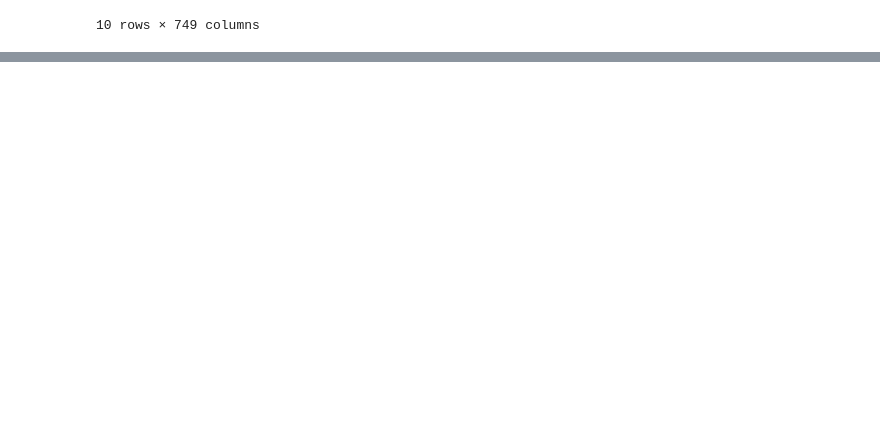
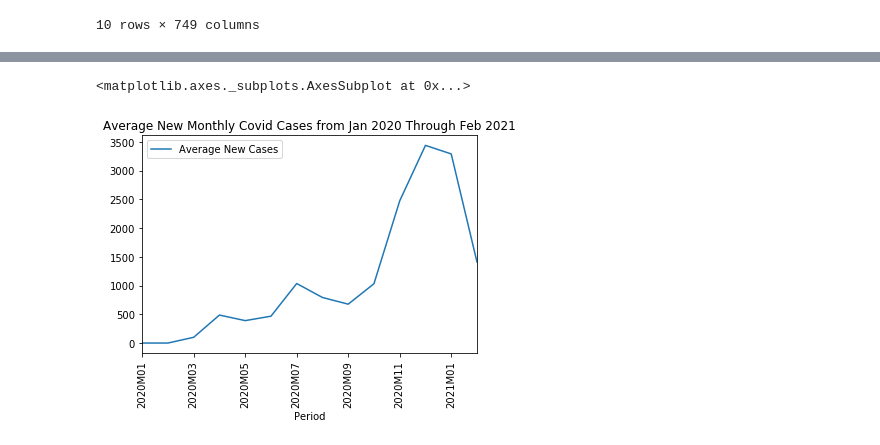
Before and after one commit to priscilla-wong/Project_1, a Jupyter notebook: covid_vs_pc/Analysis/covid_pc_analysis.ipynb, the cells around one changed output, grey strips where cells are left out. Drawn from its saved outputs; the diff is of its cells as text; code cells hidden in the pictures; blank space fills up the shorter version.

```diff
--- a/covid_vs_pc/Analysis/covid_pc_analysis.ipynb
+++ b/covid_vs_pc/Analysis/covid_pc_analysis.ipynb
@@ -133,0 +325,7 @@ pc_df.head()
+# %%
+# Line plot for new covid cases
+
+cov_pc_df.plot(title='Average New Monthly Covid Cases from Jan 2020 Through Feb 2021', rot=90, y='Average New Cases', x='Period')
+# %% [output]
+<matplotlib.axes._subplots.AxesSubplot at 0x...>
+[figure, added]
```
Also changed, not shown: parts of 23 cells of this notebook, 5 other files.
